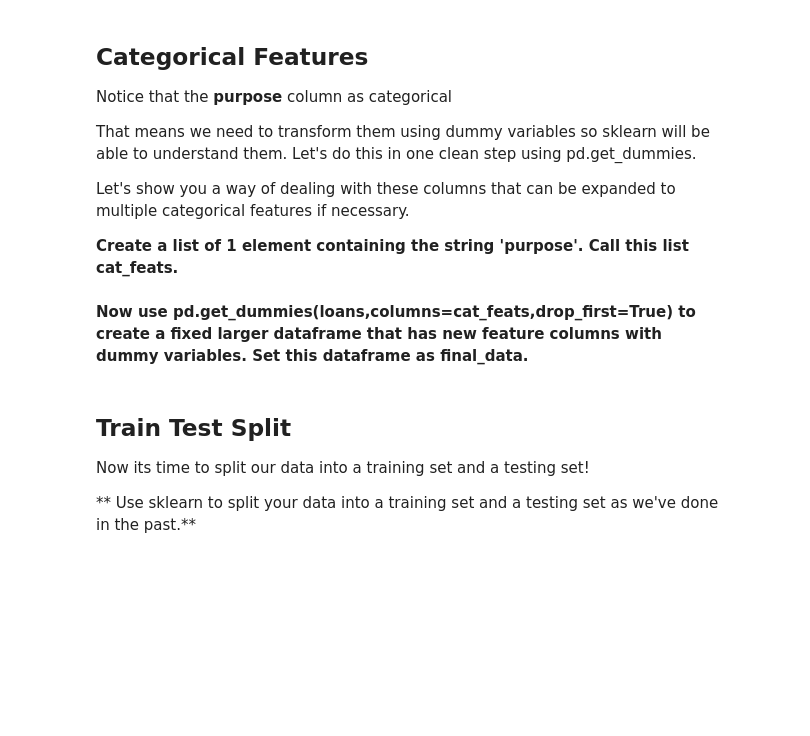
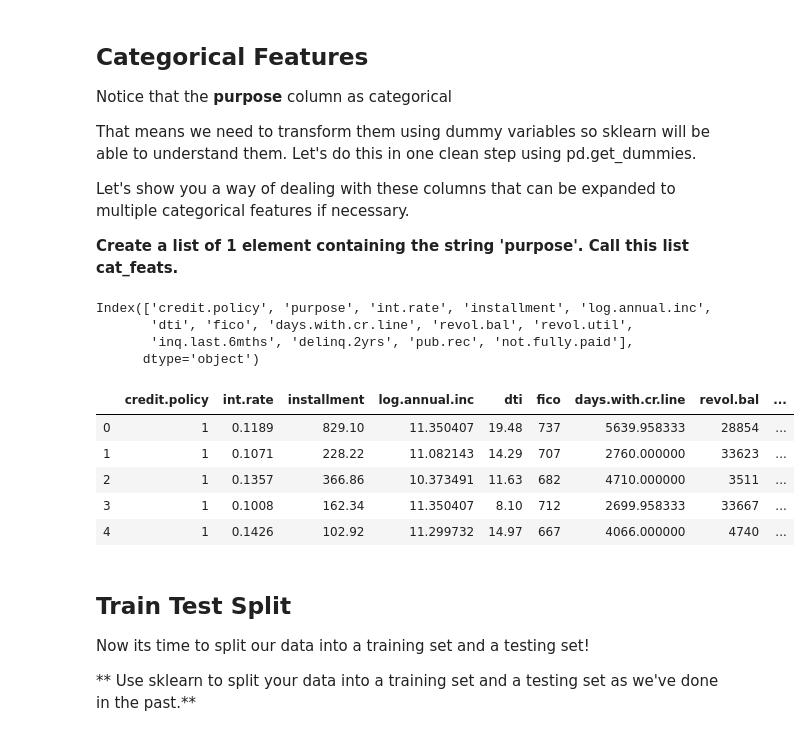
Before and after one commit to prashantfb65/code_practise, a Jupyter notebook: machine_learning/Project_DT_RF.ipynb, the cells around one changed output. Drawn from its saved outputs; the diff is of its cells as text; code cells hidden in the pictures; blank space fills up the shorter version.

```diff
--- a/machine_learning/Project_DT_RF.ipynb
+++ b/machine_learning/Project_DT_RF.ipynb
@@ -181,8 +208,26 @@ That means we need to transform them using dummy variables so sklearn will be ab
 Let's show you a way of dealing with these columns that can be expanded to multiple categorical features if necessary.
 
 **Create a list of 1 element containing the string 'purpose'. Call this list cat_feats.**
-# %% [markdown]
-**Now use pd.get_dummies(loans,columns=cat_feats,drop_first=True) to create a fixed larger dataframe that has new feature columns with dummy variables. Set this dataframe as final_data.**
+# %%
+df.columns
+# %% [output]
+Index(['credit.policy', 'purpose', 'int.rate', 'installment', 'log.annual.inc',
+       'dti', 'fico', 'days.with.cr.line', 'revol.bal', 'revol.util',
+       'inq.last.6mths', 'delinq.2yrs', 'pub.rec', 'not.fully.paid'],
+      dtype='object')
+# %%
+cat_feats = ['purpose']
+# %%
+final_df = pd.get_dummies(df, columns=cat_feats, drop_first=True)
+# %%
+final_df.head()
+# %% [output]
+|  | credit.policy | int.rate | installment | log.annual.inc | dti | fico | days.with.cr.line | revol.bal | ... |
+| 0 | 1 | 0.1189 | 829.10 | 11.350407 | 19.48 | 737 | 5639.958333 | 28854 | ... |
+| 1 | 1 | 0.1071 | 228.22 | 11.082143 | 14.29 | 707 | 2760.000000 | 33623 | ... |
+| 2 | 1 | 0.1357 | 366.86 | 10.373491 | 11.63 | 682 | 4710.000000 | 3511 | ... |
+| 3 | 1 | 0.1008 | 162.34 | 11.350407 | 8.10 | 712 | 2699.958333 | 33667 | ... |
+| 4 | 1 | 0.1426 | 102.92 | 11.299732 | 14.97 | 667 | 4066.000000 | 4740 | ... |
 # %% [markdown]
 ## Train Test Split
 
```
Also changed, not shown: parts of 29 cells of this notebook, 7 other files.
